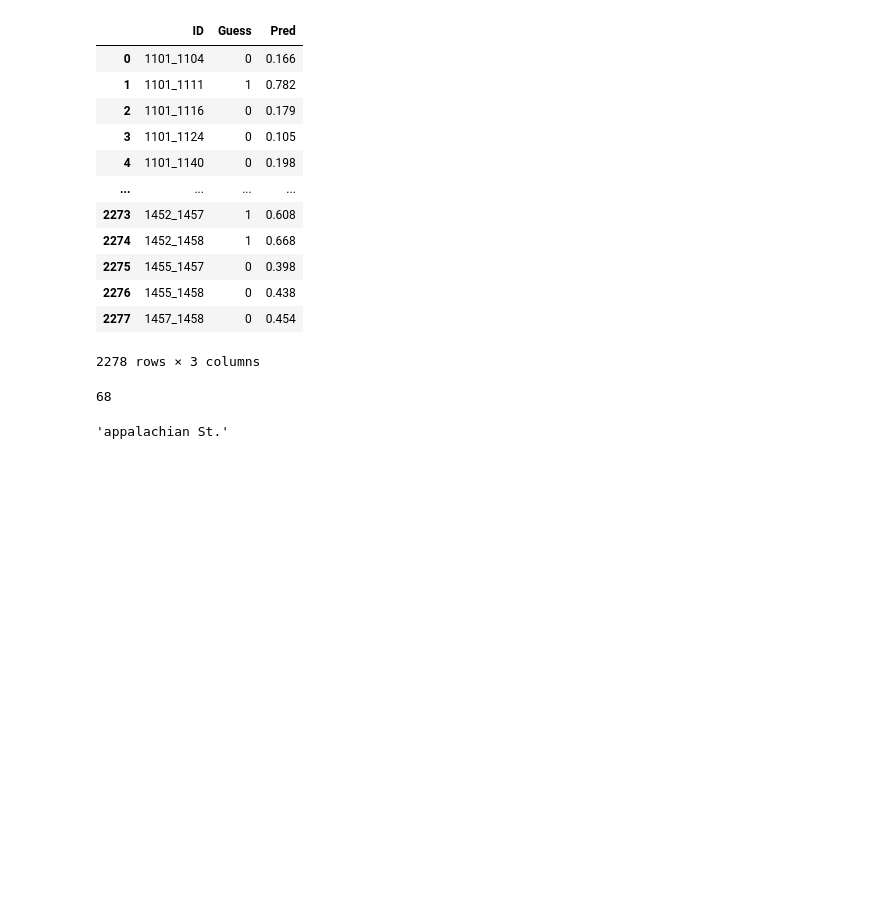
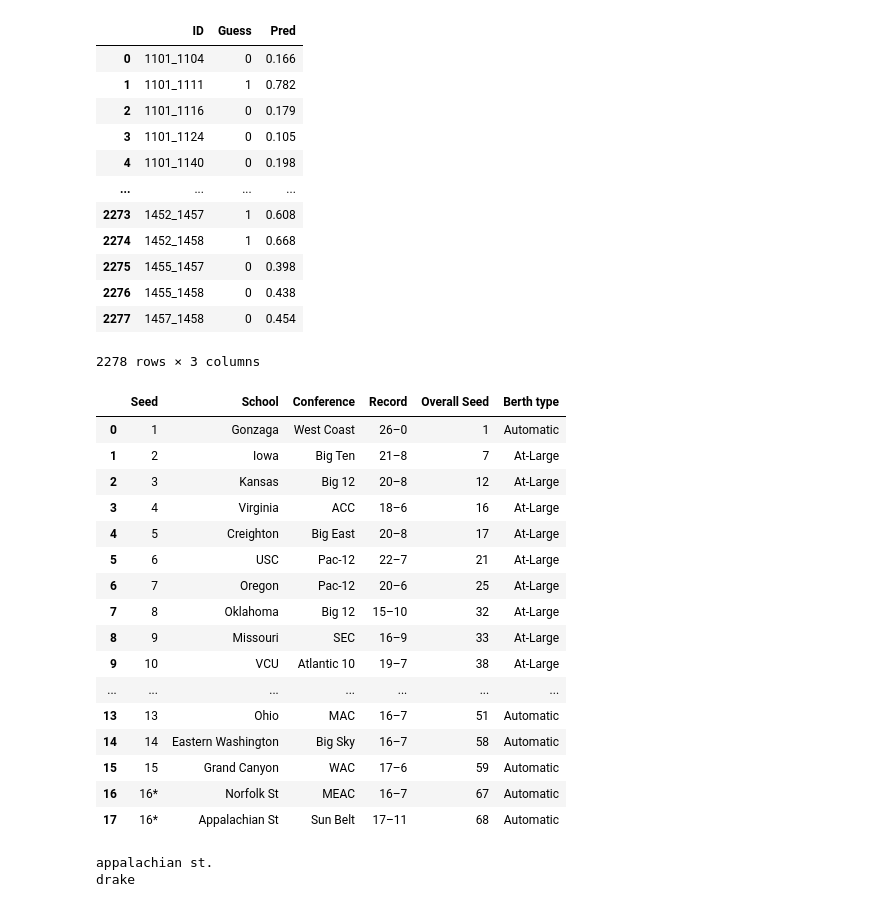
Before and after one commit to travis-tyler/ncaa_ml, a Jupyter notebook: part2/code/bracket_builder.ipynb, the cells around one changed output. Drawn from its saved outputs; the diff is of its cells as text; code cells hidden in the pictures; blank space fills up the shorter version.

```diff
--- a/part2/code/bracket_builder.ipynb
+++ b/part2/code/bracket_builder.ipynb
@@ -94,9 +24,0 @@ all_seeds ='''1. Gonzaga
-# %%
-seed_list = all_seeds.split('\n')
-seed_list2 = []
-for seed in seed_list:
-    seed = seed.split(' ',1)
-    seed_list2.append(seed[1].replace("'",'').lower())
-len(seed_list2)
-# %% [output]
-68
@@ -110,10 +25,8 @@ tourney_teams = tourney_teams.append(teams_df.loc[teams_df.TeamNameSpelling=='mo
 # %%
 def game_predictor(team1, team2):
     '''predicts outcome, one game at a time'''
-    team1_id = tourney_teams.loc[tourney_teams.TeamNameSpelling\
-                                 .str.contains(team1.lower())]['TeamID'].item()
-    team2_id = tourney_teams.loc[tourney_teams.TeamNameSpelling\
-                                 .str.contains(team2.lower())]['TeamID'].item()
+    team1_id = teams_df.loc[teams_df.TeamNameSpelling==team1.lower()]['TeamID'].item()
+    team2_id = teams_df.loc[teams_df.TeamNameSpelling==team2.lower()]['TeamID'].item()
     matchup = pred_df.loc[(pred_df.ID.str.contains(str(team1_id)))&\
                           (pred_df.ID.str.contains(str(team2_id)))]
     outcome = matchup.Guess.item()
@@ -126,8 +39,4 @@ def game_predictor(team1, team2):
         if team1_id < team2_id:
             return team2
         else:
-            return team2
-
-game_predictor('norfolk st.','appalachian St.')
+            return team1
-# %% [output]
-'appalachian St.'
@@ -133,0 +45,29 @@ game_predictor('norfolk st.','appalachian St.')
+# %%
+# tables = pd.read_html(url)
+west_reg = tables[4]
+west_reg['School'] = west_reg.School.str.replace('State','St.')
+west_reg
+# %% [output]
+|  | Seed | School | Conference | Record | Overall Seed | Berth type |
+| 0 | 1 | Gonzaga | West Coast | 26–0 | 1 | Automatic |
+| 1 | 2 | Iowa | Big Ten | 21–8 | 7 | At-Large |
+| 2 | 3 | Kansas | Big 12 | 20–8 | 12 | At-Large |
+| 3 | 4 | Virginia | ACC | 18–6 | 16 | At-Large |
+| 4 | 5 | Creighton | Big East | 20–8 | 17 | At-Large |
+| 5 | 6 | USC | Pac-12 | 22–7 | 21 | At-Large |
+| 6 | 7 | Oregon | Pac-12 | 20–6 | 25 | At-Large |
+| 7 | 8 | Oklahoma | Big 12 | 15–10 | 32 | At-Large |
+| 8 | 9 | Missouri | SEC | 16–9 | 33 | At-Large |
+| 9 | 10 | VCU | Atlantic 10 | 19–7 | 38 | At-Large |
+| ... | ... | ... | ... | ... | ... | ... |
+| 13 | 13 | Ohio | MAC | 16–7 | 51 | Automatic |
+| 14 | 14 | Eastern Washington | Big Sky | 16–7 | 58 | Automatic |
+| 15 | 15 | Grand Canyon | WAC | 17–6 | 59 | Automatic |
+| 16 | 16* | Norfolk St | MEAC | 16–7 | 67 | Automatic |
+| 17 | 16* | Appalachian St | Sun Belt | 17–11 | 68 | Automatic |
+# %%
+print(game_predictor('norfolk st.','appalachian st.'))
+print(game_predictor('wichita st.','drake'))
+# %% [output]
+appalachian st.
+drake
```
Also changed, not shown: parts of 19 cells of this notebook, 1 other file.
